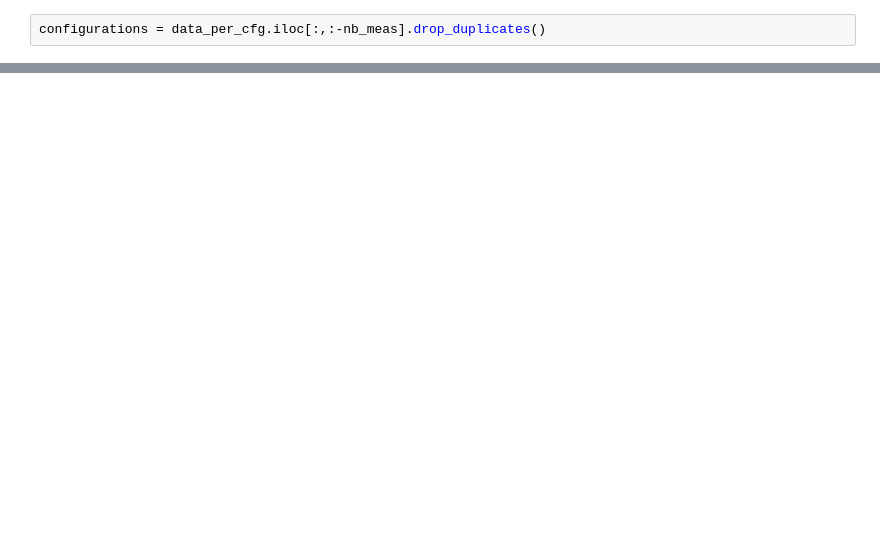
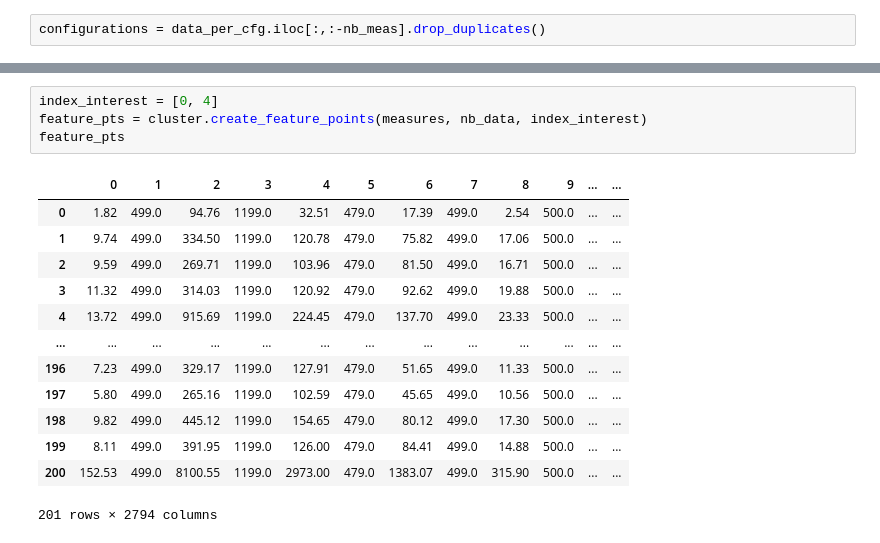
Before and after one commit to templep/RESIST_perf_clustering, a Jupyter notebook: script/dualcluster.ipynb, the cells around one changed output, grey strips where cells are left out. Saved outputs shown, nothing was run; the diff lists cells and outputs as text; blank space fills up the shorter version.

```diff
--- a/script/dualcluster.ipynb
+++ b/script/dualcluster.ipynb
@@ -28,0 +94,18 @@ data_per_cfg
+# %%
+index_interest = [0, 4]
+feature_pts = cluster.create_feature_points(measures, nb_data, index_interest)
+feature_pts
+# %% [output]
+|  | 0 | 1 | 2 | 3 | 4 | 5 | 6 | 7 | 8 | 9 | ... | ... |
+| 0 | 1.82 | 499.0 | 94.76 | 1199.0 | 32.51 | 479.0 | 17.39 | 499.0 | 2.54 | 500.0 | ... | ... |
+| 1 | 9.74 | 499.0 | 334.50 | 1199.0 | 120.78 | 479.0 | 75.82 | 499.0 | 17.06 | 500.0 | ... | ... |
+| 2 | 9.59 | 499.0 | 269.71 | 1199.0 | 103.96 | 479.0 | 81.50 | 499.0 | 16.71 | 500.0 | ... | ... |
+| 3 | 11.32 | 499.0 | 314.03 | 1199.0 | 120.92 | 479.0 | 92.62 | 499.0 | 19.88 | 500.0 | ... | ... |
+| 4 | 13.72 | 499.0 | 915.69 | 1199.0 | 224.45 | 479.0 | 137.70 | 499.0 | 23.33 | 500.0 | ... | ... |
+| ... | ... | ... | ... | ... | ... | ... | ... | ... | ... | ... | ... | ... |
+| 196 | 7.23 | 499.0 | 329.17 | 1199.0 | 127.91 | 479.0 | 51.65 | 499.0 | 11.33 | 500.0 | ... | ... |
+| 197 | 5.80 | 499.0 | 265.16 | 1199.0 | 102.59 | 479.0 | 45.65 | 499.0 | 10.56 | 500.0 | ... | ... |
+| 198 | 9.82 | 499.0 | 445.12 | 1199.0 | 154.65 | 479.0 | 80.12 | 499.0 | 17.30 | 500.0 | ... | ... |
+| 199 | 8.11 | 499.0 | 391.95 | 1199.0 | 126.00 | 479.0 | 84.41 | 499.0 | 14.88 | 500.0 | ... | ... |
+| 200 | 152.53 | 499.0 | 8100.55 | 1199.0 | 2973.00 | 479.0 | 1383.07 | 499.0 | 315.90 | 500.0 | ... | ... |
+201 rows × 2794 columns
```
Also changed, not shown: parts of 12 cells of this notebook, 1 other file.
